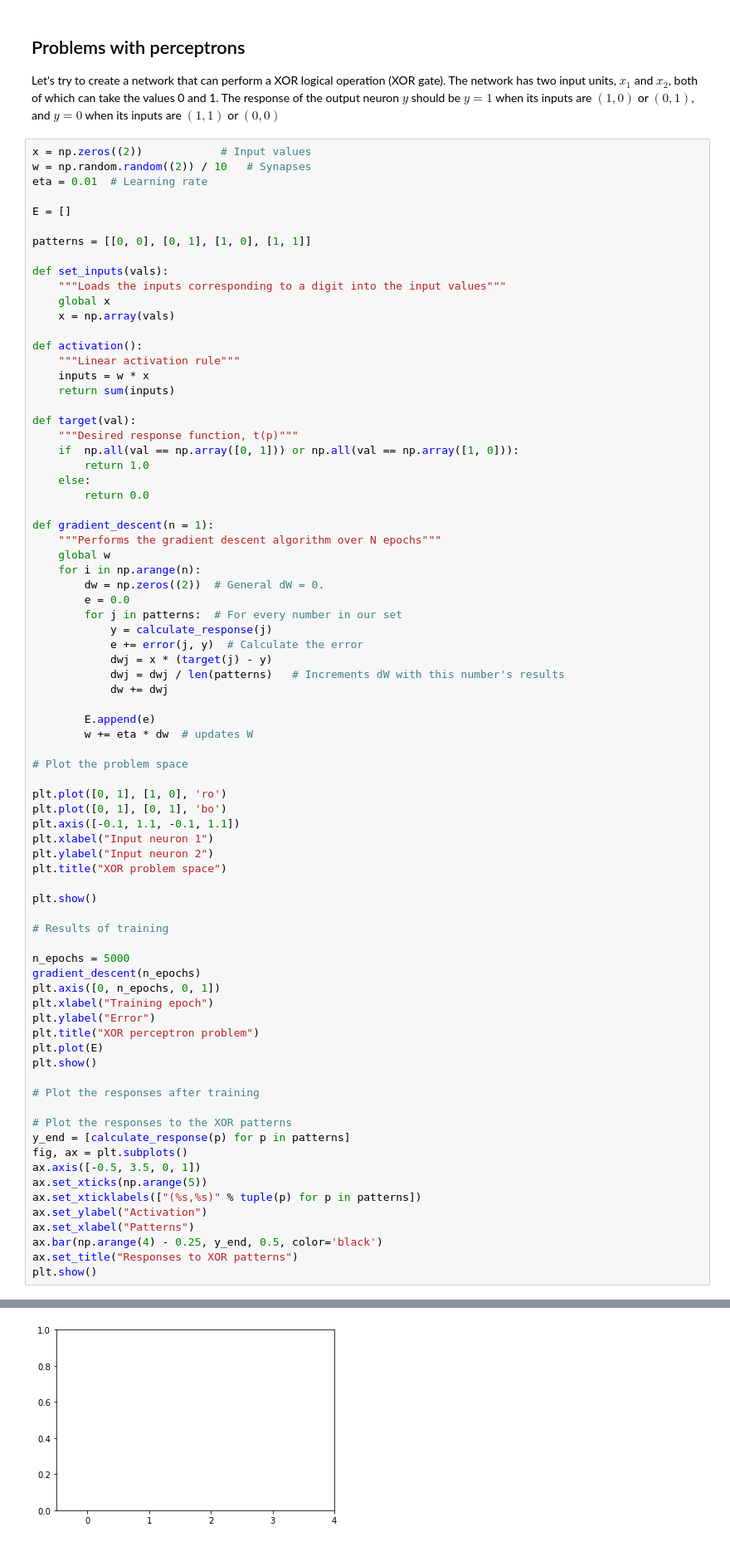
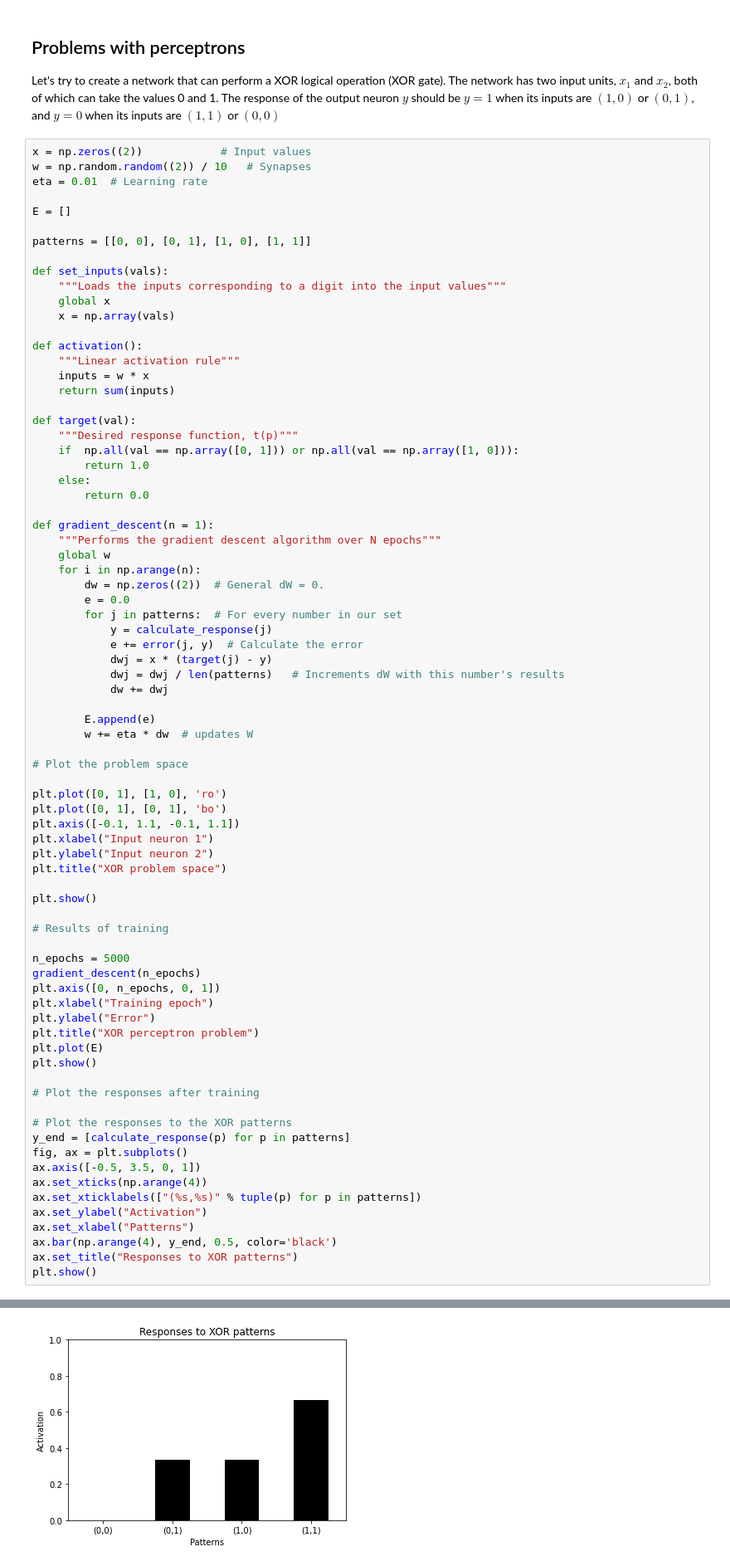
Before and after one commit to TheRealDrDre/CompCogNeuro, a Jupyter notebook: ANN/ANN_1.ipynb, the cells around one changed output, grey strips where cells are left out. Shown at 83% size. Cells and saved outputs as stored; diff of their text form.

```diff
--- a/ANN/ANN_1.ipynb
+++ b/ANN/ANN_1.ipynb
@@ -505,11 +508,11 @@ plt.show()
 y_end = [calculate_response(p) for p in patterns]
 fig, ax = plt.subplots()
 ax.axis([-0.5, 3.5, 0, 1])
-ax.set_xticks(np.arange(5))
+ax.set_xticks(np.arange(4))
 ax.set_xticklabels(["(%s,%s)" % tuple(p) for p in patterns])
 ax.set_ylabel("Activation")
 ax.set_xlabel("Patterns")
-ax.bar(np.arange(4) - 0.25, y_end, 0.5, color='black')
+ax.bar(np.arange(4), y_end, 0.5, color='black')
 ax.set_title("Responses to XOR patterns")
 plt.show()
 # %% [output]
@@ -519,4 +521,4 @@ ValueError: The number of FixedLocator locations (5), usually from a call to set
-[figure, old version]
+[figure, new version]
 # %% [markdown]
 ## Feedforward neural networks
 
```
Also changed, not shown: parts of 7 cells of this notebook.
